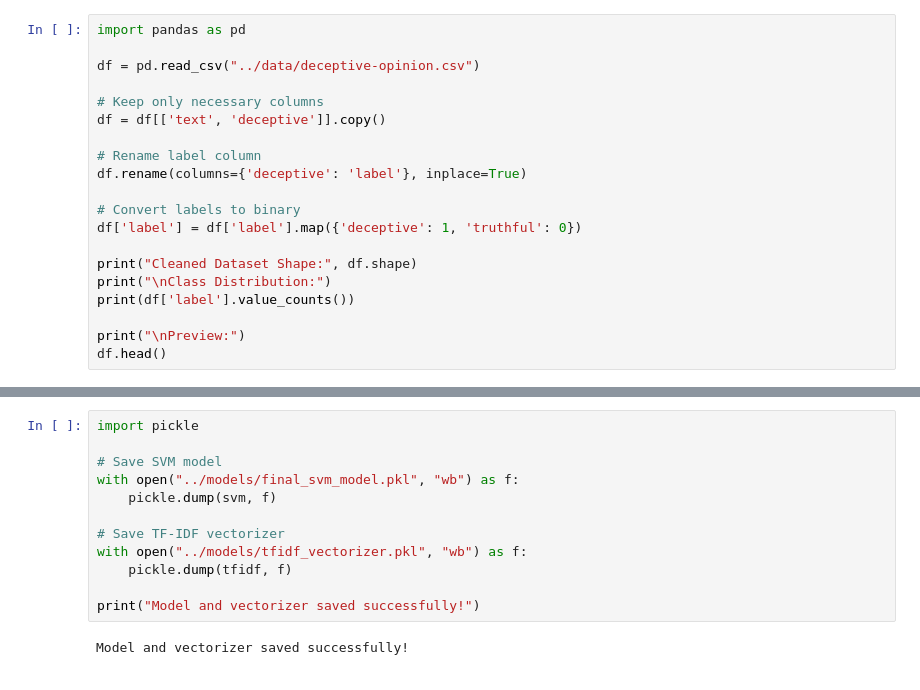
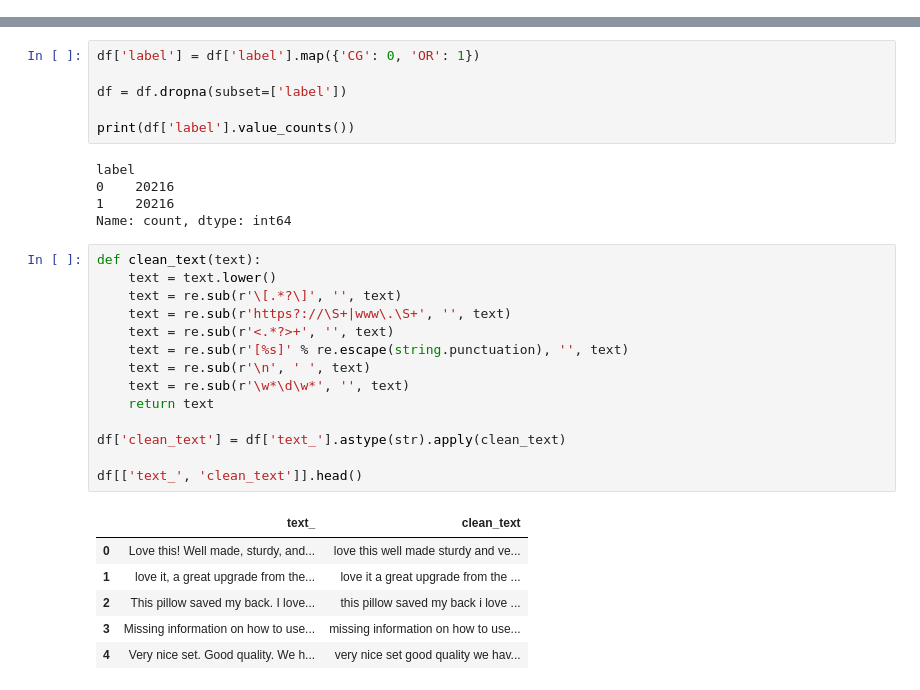
Before and after one commit to Sourav2507/AI-powered-Student-Success-Career-Readiness-Platform, a Jupyter notebook: backend/ml/notebooks/fake-employer-review-detection.ipynb, the cells around one changed output, grey strips where cells are left out. Saved outputs shown, nothing was run; the diff lists cells and outputs as text.

```diff
--- a/backend/ml/notebooks/fake-employer-review-detection.ipynb
+++ b/backend/ml/notebooks/fake-employer-review-detection.ipynb
@@ -47,20 +45,0 @@ We will:
-# %%
-import pandas as pd
-
-df = pd.read_csv("../data/deceptive-opinion.csv")
-
-# Keep only necessary columns
-df = df[['text', 'deceptive']].copy()
-
-# Rename label column
-df.rename(columns={'deceptive': 'label'}, inplace=True)
-
-# Convert labels to binary
-df['label'] = df['label'].map({'deceptive': 1, 'truthful': 0})
-
-print("Cleaned Dataset Shape:", df.shape)
-print("\nClass Distribution:")
-print(df['label'].value_counts())
-
-print("\nPreview:")
-df.head()
@@ -292,14 +46,32 @@ fake review detection.
-# %%
-import pickle
-
-# Save SVM model
-with open("../models/final_svm_model.pkl", "wb") as f:
-    pickle.dump(svm, f)
-
-# Save TF-IDF vectorizer
-with open("../models/tfidf_vectorizer.pkl", "wb") as f:
-    pickle.dump(tfidf, f)
-
-print("Model and vectorizer saved successfully!")
-# %% [output]
-Model and vectorizer saved successfully!
+# %%
+df['label'] = df['label'].map({'CG': 0, 'OR': 1})
+
+df = df.dropna(subset=['label'])
+
+print(df['label'].value_counts())
+# %% [output]
+label
+0    20216
+1    20216
+Name: count, dtype: int64
+# %%
+def clean_text(text):
+    text = text.lower()
+    text = re.sub(r'\[.*?\]', '', text)
+    text = re.sub(r'https?://\S+|www\.\S+', '', text)
+    text = re.sub(r'<.*?>+', '', text)
+    text = re.sub(r'[%s]' % re.escape(string.punctuation), '', text)
+    text = re.sub(r'\n', ' ', text)
+    text = re.sub(r'\w*\d\w*', '', text)
+    return text
+
+df['clean_text'] = df['text_'].astype(str).apply(clean_text)
+
+df[['text_', 'clean_text']].head()
+# %% [output]
+|  | text_ | clean_text |
+| 0 | Love this! Well made, sturdy, and... | love this well made sturdy and ve... |
+| 1 | love it, a great upgrade from the... | love it a great upgrade from the ... |
+| 2 | This pillow saved my back. I love... | this pillow saved my back i love ... |
+| 3 | Missing information on how to use... | missing information on how to use... |
+| 4 | Very nice set. Good quality. We h... | very nice set good quality we hav... |
```
Also changed, not shown: parts of 20 cells of this notebook, 9 other files.
